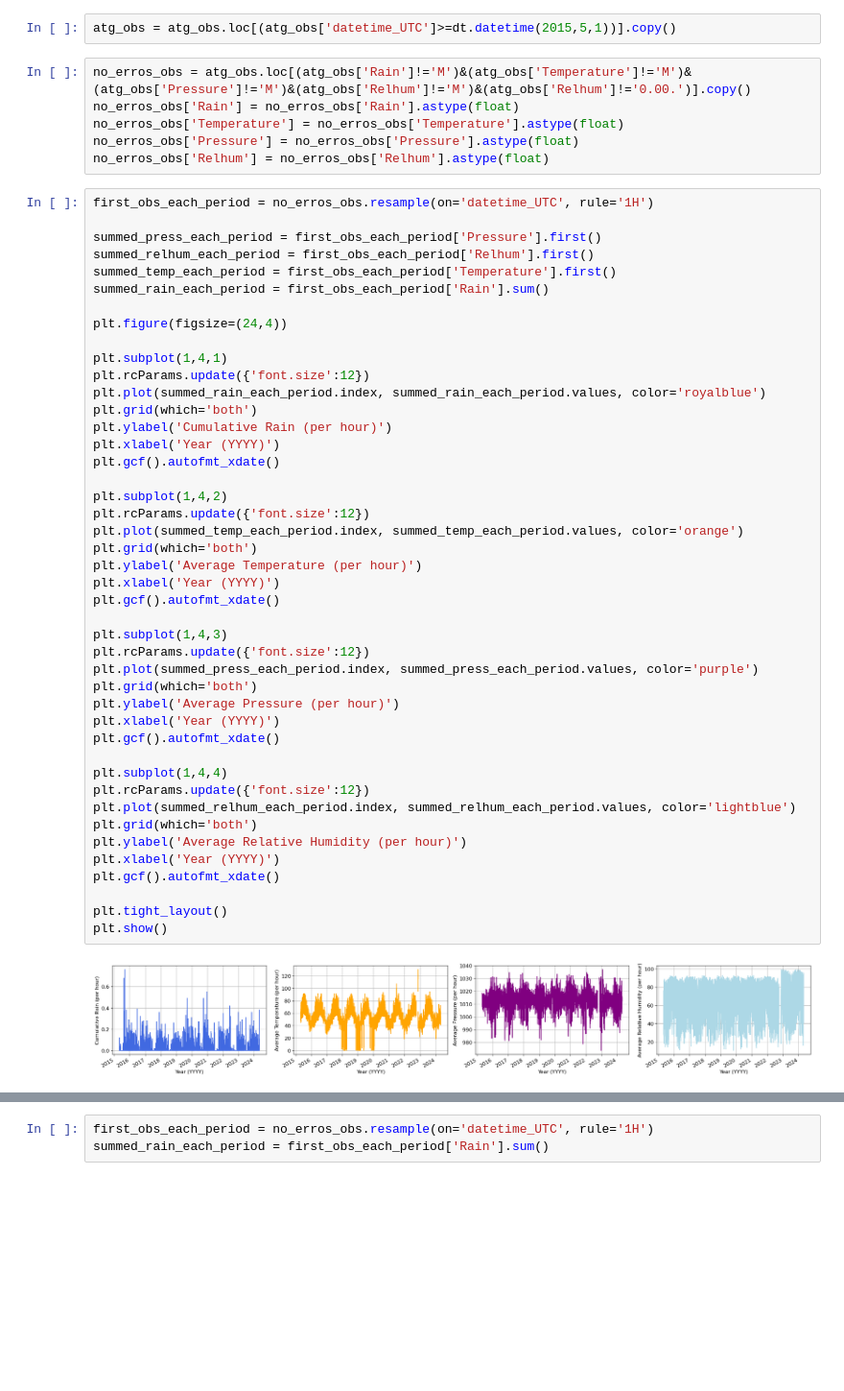
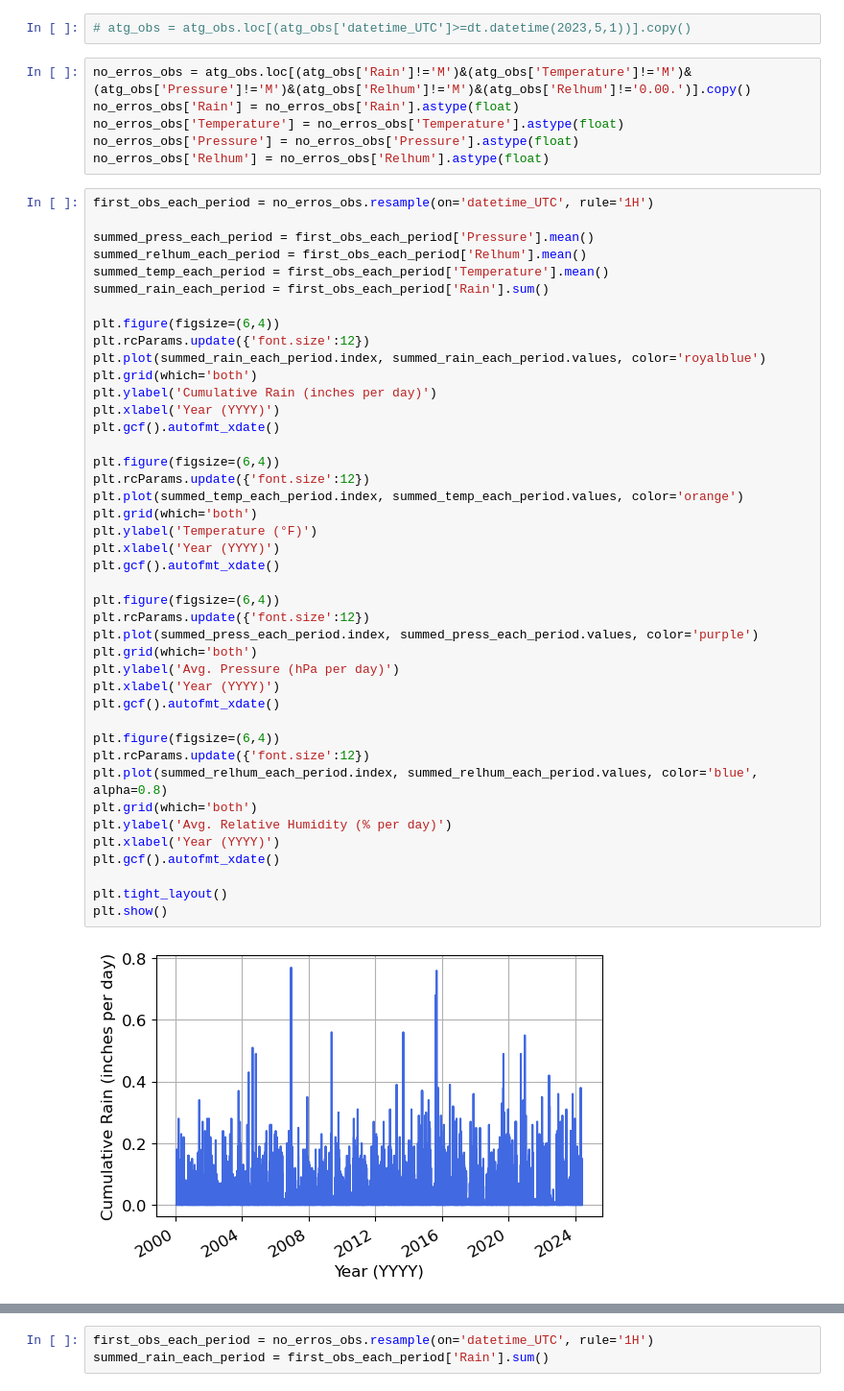
Before and after one commit to aditya-uw/WeatherPatrol, a Jupyter notebook: notebooks/read_data_from_atg.ipynb, the cells around one changed output, grey strips where cells are left out. Shown at 96% size. Drawn from its saved outputs; the diff is of its cells as text; blank space fills up the shorter version.

```diff
--- a/notebooks/read_data_from_atg.ipynb
+++ b/notebooks/read_data_from_atg.ipynb
@@ -42,5 +42,5 @@ atg_obs
 # %%
-atg_obs = atg_obs.loc[(atg_obs['datetime_UTC']>=dt.datetime(2015,5,1))].copy()
+# atg_obs = atg_obs.loc[(atg_obs['datetime_UTC']>=dt.datetime(2023,5,1))].copy()
 # %%
 no_erros_obs = atg_obs.loc[(atg_obs['Rain']!='M')&(atg_obs['Temperature']!='M')&(atg_obs['Pressure']!='M')&(atg_obs['Relhum']!='M')&(atg_obs['Relhum']!='0.00.')].copy()
 no_erros_obs['Rain'] = no_erros_obs['Rain'].astype(float)
@@ -50,46 +50,44 @@ no_erros_obs['Relhum'] = no_erros_obs['Relhum'].astype(float)
 # %%
 first_obs_each_period = no_erros_obs.resample(on='datetime_UTC', rule='1H')
 
-summed_press_each_period = first_obs_each_period['Pressure'].first()
-summed_relhum_each_period = first_obs_each_period['Relhum'].first()
-summed_temp_each_period = first_obs_each_period['Temperature'].first()
+summed_press_each_period = first_obs_each_period['Pressure'].mean()
+summed_relhum_each_period = first_obs_each_period['Relhum'].mean()
+summed_temp_each_period = first_obs_each_period['Temperature'].mean()
 summed_rain_each_period = first_obs_each_period['Rain'].sum()
 
-plt.figure(figsize=(24,4))
-
-plt.subplot(1,4,1)
+plt.figure(figsize=(6,4))
 plt.rcParams.update({'font.size':12})
 plt.plot(summed_rain_each_period.index, summed_rain_each_period.values, color='royalblue')
 plt.grid(which='both')
-plt.ylabel('Cumulative Rain (per hour)')
+plt.ylabel('Cumulative Rain (inches per day)')
 plt.xlabel('Year (YYYY)')
 plt.gcf().autofmt_xdate()
 
-plt.subplot(1,4,2)
+plt.figure(figsize=(6,4))
 plt.rcParams.update({'font.size':12})
 plt.plot(summed_temp_each_period.index, summed_temp_each_period.values, color='orange')
 plt.grid(which='both')
-plt.ylabel('Average Temperature (per hour)')
+plt.ylabel('Temperature (°F)')
 plt.xlabel('Year (YYYY)')
 plt.gcf().autofmt_xdate()
 
-plt.subplot(1,4,3)
+plt.figure(figsize=(6,4))
 plt.rcParams.update({'font.size':12})
 plt.plot(summed_press_each_period.index, summed_press_each_period.values, color='purple')
 plt.grid(which='both')
-plt.ylabel('Average Pressure (per hour)')
+plt.ylabel('Avg. Pressure (hPa per day)')
 plt.xlabel('Year (YYYY)')
 plt.gcf().autofmt_xdate()
 
-plt.subplot(1,4,4)
+plt.figure(figsize=(6,4))
 plt.rcParams.update({'font.size':12})
-plt.plot(summed_relhum_each_period.index, summed_relhum_each_period.values, color='lightblue')
+plt.plot(summed_relhum_each_period.index, summed_relhum_each_period.values, color='blue', alpha=0.8)
 plt.grid(which='both')
-plt.ylabel('Average Relative Humidity (per hour)')
+plt.ylabel('Avg. Relative Humidity (% per day)')
 plt.xlabel('Year (YYYY)')
 plt.gcf().autofmt_xdate()
 
 plt.tight_layout()
 plt.show()
 # %% [output]
-[figure, old version]
+[figure, new version]
```
Also changed, not shown: parts of 33 cells of this notebook, 23 other files.
